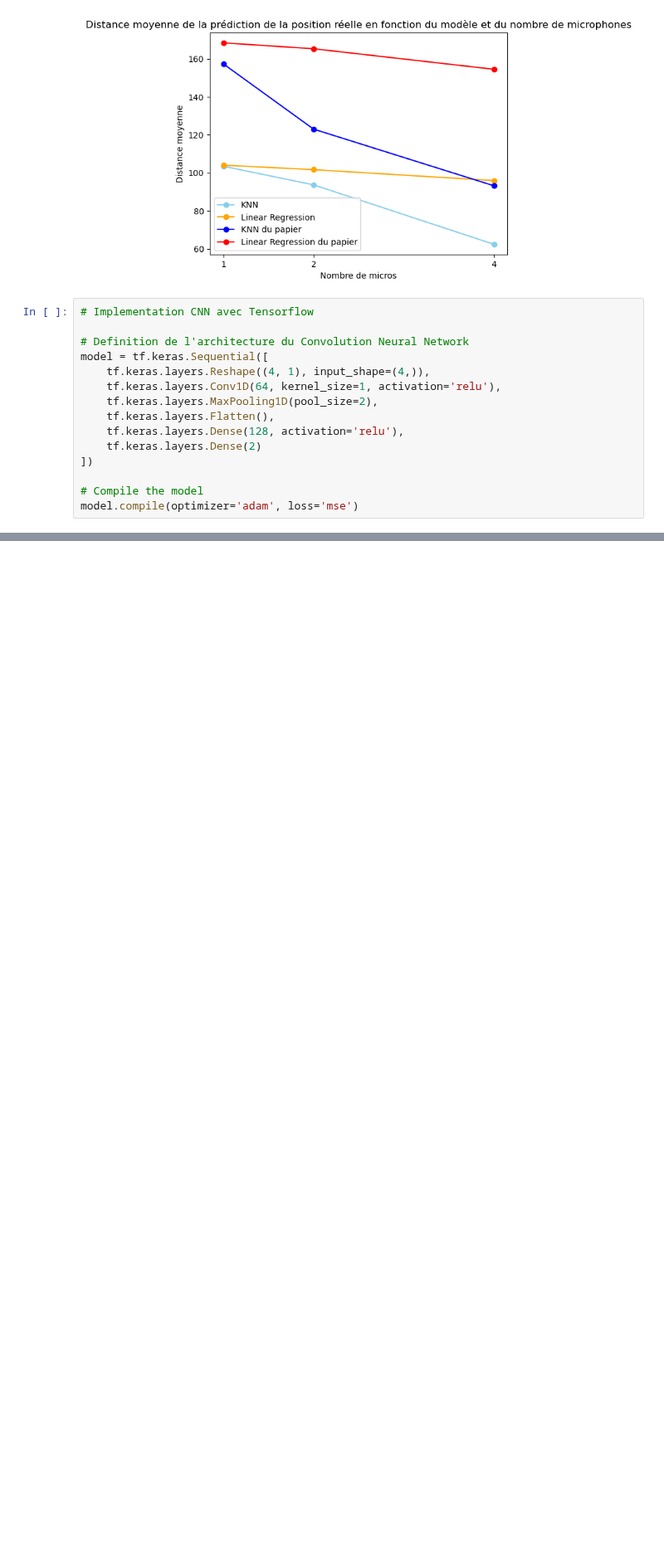
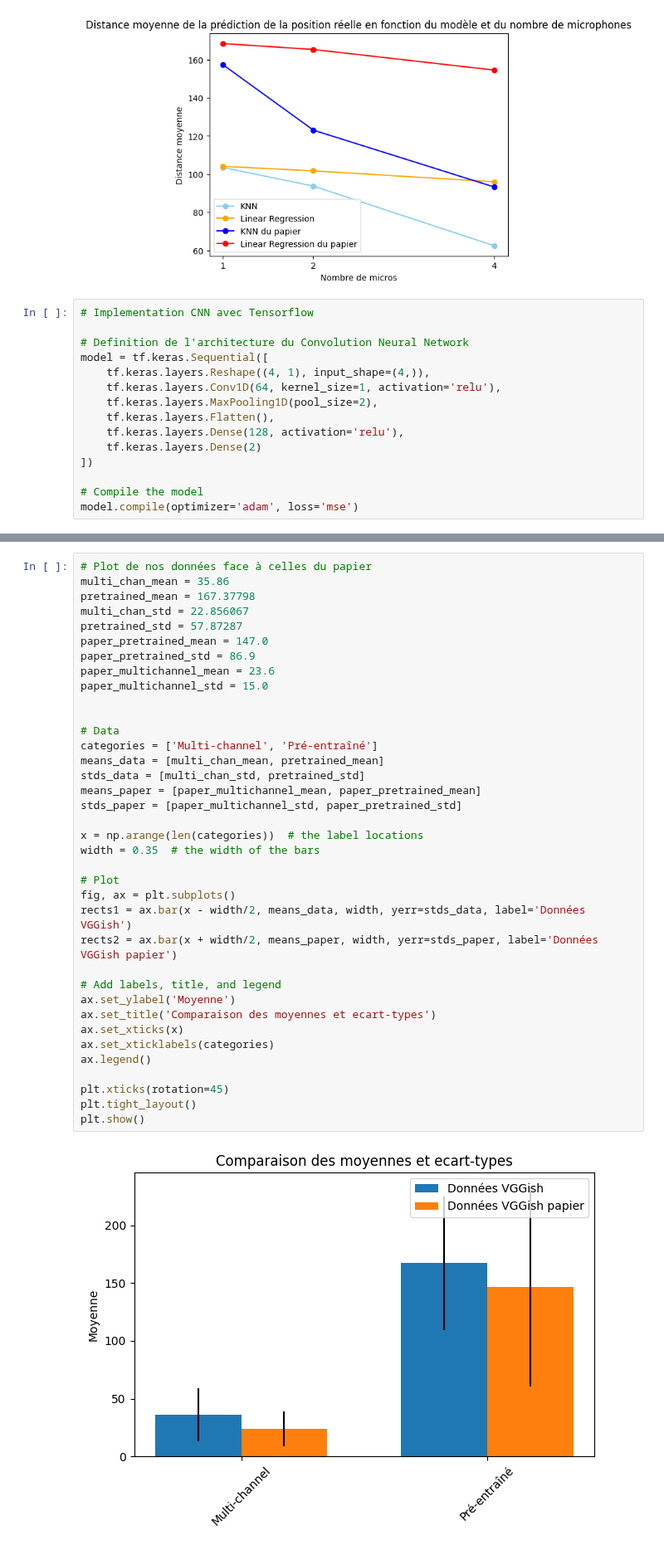
Before and after one commit to Echidori/hackaton-acoustic, a Jupyter notebook: acoustic.ipynb, the cells around one changed output, grey strips where cells are left out. Shown at 83% size. Cells and saved outputs as stored; diff of their text form; blank space fills up the shorter version.

Commit message:
feat: vggish

```diff
--- a/acoustic.ipynb
+++ b/acoustic.ipynb
@@ -443,0 +528,39 @@ STD TEST ERROR
+# %%
+# Plot de nos données face à celles du papier
+multi_chan_mean = 35.86
+pretrained_mean = 167.37798
+multi_chan_std = 22.856067
+pretrained_std = 57.87287
+paper_pretrained_mean = 147.0
+paper_pretrained_std = 86.9
+paper_multichannel_mean = 23.6
+paper_multichannel_std = 15.0
+
+
+# Data
+categories = ['Multi-channel', 'Pré-entraîné']
+means_data = [multi_chan_mean, pretrained_mean]
+stds_data = [multi_chan_std, pretrained_std]
+means_paper = [paper_multichannel_mean, paper_pretrained_mean]
+stds_paper = [paper_multichannel_std, paper_pretrained_std]
+
+x = np.arange(len(categories))  # the label locations
+width = 0.35  # the width of the bars
+
+# Plot
+fig, ax = plt.subplots()
+rects1 = ax.bar(x - width/2, means_data, width, yerr=stds_data, label='Données VGGish')
+rects2 = ax.bar(x + width/2, means_paper, width, yerr=stds_paper, label='Données VGGish papier')
+
+# Add labels, title, and legend
+ax.set_ylabel('Moyenne')
+ax.set_title('Comparaison des moyennes et ecart-types')
+ax.set_xticks(x)
+ax.set_xticklabels(categories)
+ax.legend()
+
+plt.xticks(rotation=45)
+plt.tight_layout()
+plt.show()
+# %% [output]
+[figure, added]
```
Also changed, not shown: parts of 11 cells of this notebook, 21 other files.
